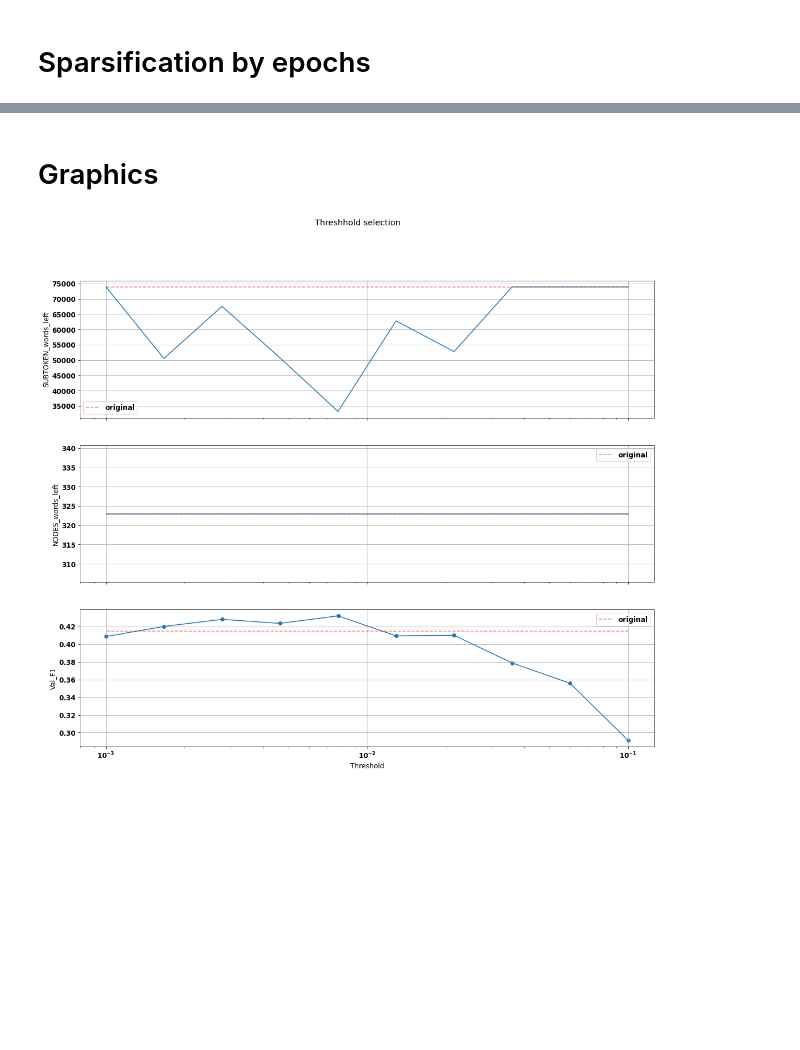
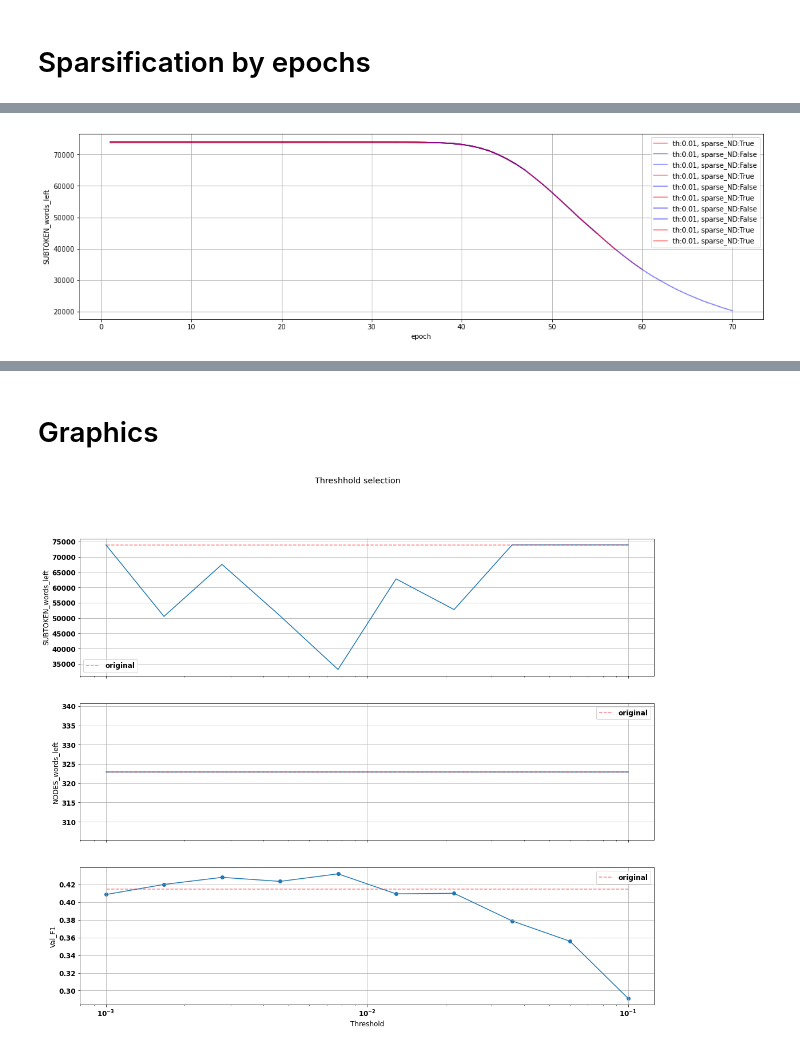
Before and after one commit to angusev/VocabularyForSourceCode, a Jupyter notebook: results.ipynb, the cells around one changed output, grey strips where cells are left out. Drawn from its saved outputs; the diff is of its cells as text; code cells hidden in the pictures; blank space fills up the shorter version.

```diff
--- a/results.ipynb
+++ b/results.ipynb
@@ -354,0 +376,71 @@ KeyError: 'threshold'
+# %%
+plt.figure(figsize=(18, 5))
+
+for index, row in results.iterrows():
+    folder = results.iloc[index]['folder']
+    best_epoch = results.iloc[index]['best_epoch']
+    threshold = results.iloc[index]['Threshold']
+
+    soubtoken_vocab_left_history = []
+    nodes_vocab_left_history = []
+
+    err_files = glob.glob(MODELS_PATH + '/' + folder + "/*.err")
+    if err_files == []:
+        print(model)
+        raise "No .out files"
+    errors_out = err_files[0]
+
+    with open(errors_out) as f:
+        text = f.read().split()
+
+        for epoch in range(1, best_epoch + 1):
+            index = get_sublist_idx(text, ['Indicators', 'after', str(epoch), 'epochs:'])
+            if not(index):
+                print(folder, epoch)
+                print(text)
+                raise 'Not found results in .err'
+            _, _, nodes_words_left, subtoken_words_left, _, _ = \
+                                list(filter(None, re.split(r'[\]\[]', text[index + 17])))
+            nodes_words_left = int(nodes_words_left)
+            subtoken_words_left =  int(subtoken_words_left)
+
+            soubtoken_vocab_left_history.append(subtoken_words_left)
+            nodes_vocab_left_history.append(nodes_words_left)
+
+#     fig, axs = plt.subplots(2, 1, figsize=(18, 10), sharex=True)
+
+#     axs[0].plot(range(1, best_epoch + 1), nodes_vocab_left_history)
+#     axs[0].set_ylabel('NODES_words_left')
+#     axs[0].grid(True)
+
+#     axs[1].plot(range(1, best_epoch + 1), soubtoken_vocab_left_history)
+#     axs[1].set_ylabel('SUBTOKEN_words_left')
+#     axs[1].grid(True)
+
+#     fig.suptitle('Sparsification by epoch')
+#     plt.xlabel('epoch')
+#     plt.show()
+
+    sparse_NODES = row['sparse_NODES']
+
+    if sparse_NODES == 'True':
+        plt.plot(range(1, best_epoch + 1), soubtoken_vocab_left_history,
+                 alpha=0.5,
+                 c='red',
+                 label=f'th:{threshold}, sparse_ND:{sparse_NODES}')
+    else:
+        plt.plot(range(1, best_epoch + 1), soubtoken_vocab_left_history,
+                 alpha=0.5,
+                 c='blue',
+                 label=f'th:{threshold}, sparse_ND:{sparse_NODES}')
+
+
+
+
+plt.ylabel('SUBTOKEN_words_left')
+plt.xlabel('epoch')
+plt.legend()
+plt.grid()
+plt.show()
+# %% [output]
+[figure, added]
```
Also changed, not shown: parts of 14 cells of this notebook, 5 other files.
